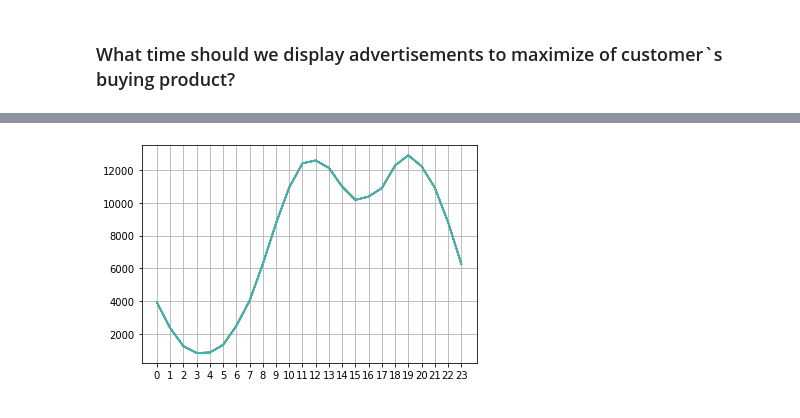
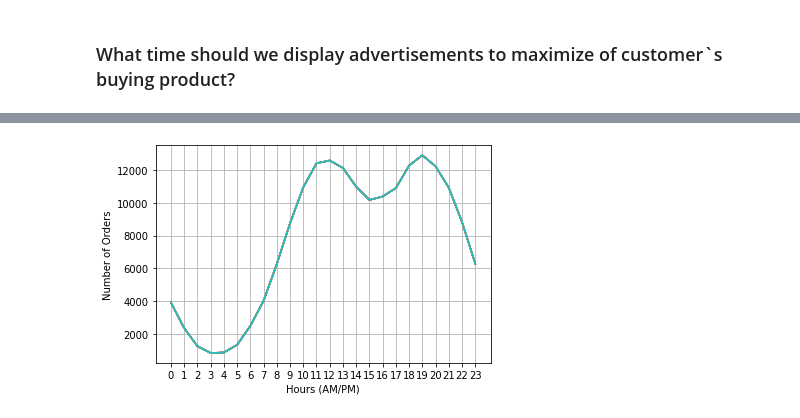
Before and after one commit to JMustang/data_science, a Jupyter notebook: dataScienceClass.ipynb, the cells around one changed output, grey strips where cells are left out. Drawn from its saved outputs; the diff is of its cells as text; code cells hidden in the pictures.

```diff
--- a/dataScienceClass.ipynb
+++ b/dataScienceClass.ipynb
@@ -177,8 +177,10 @@ all_data.head()
 # %%
 hours = [hour for hour, df in all_data.groupby('Hour')]
 plt.plot(hours, all_data.groupby(['Hour']).count())
 plt.xticks(hours)
+plt.xlabel('Hours (AM/PM)', size=10)
+plt.ylabel('Number of Orders', size=10)
 plt.grid()
 plt.show()
 # %% [output]
-[figure, old version]
+[figure, new version]
```
Also changed, not shown: parts of 2 cells of this notebook.
